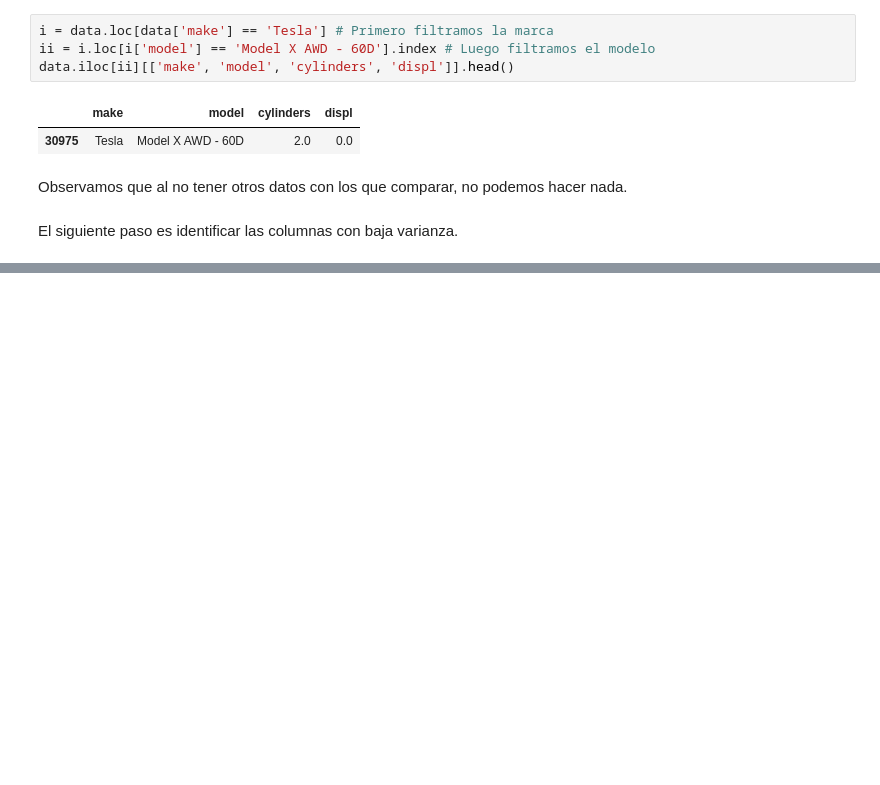
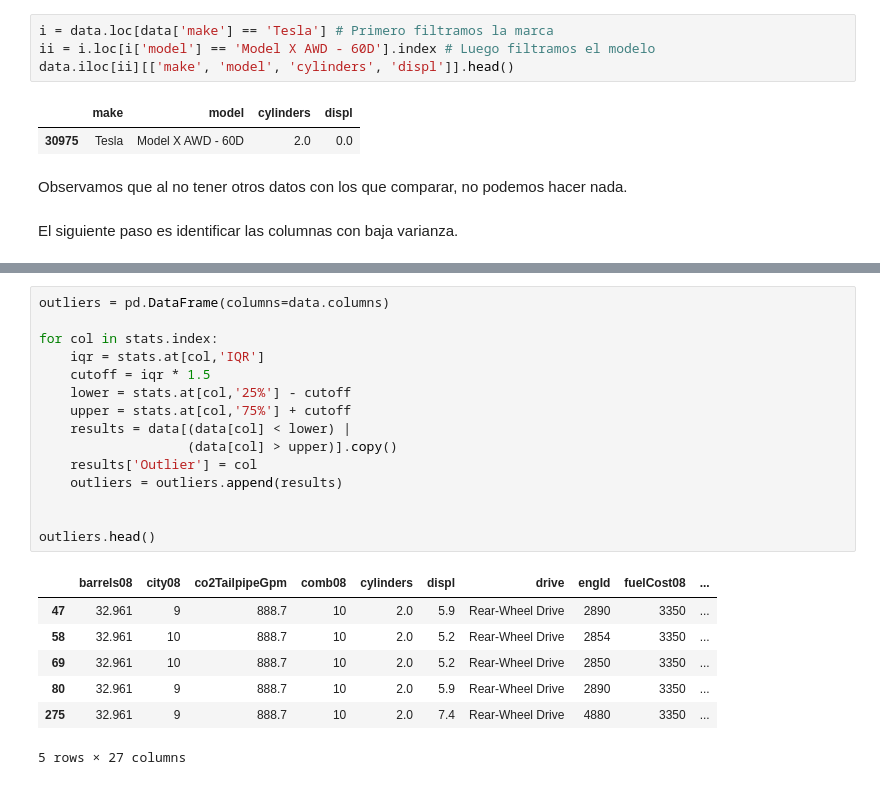
Before and after one commit to lauralardies/week3_d2, a Jupyter notebook: analitica.ipynb, the cells around one changed output, grey strips where cells are left out. Saved outputs shown, nothing was run; the diff lists cells and outputs as text; blank space fills up the shorter version.

Commit message:
outliers

```diff
--- a/analitica.ipynb
+++ b/analitica.ipynb
@@ -243,0 +283,23 @@ low_var
+# %%
+outliers = pd.DataFrame(columns=data.columns)
+
+for col in stats.index:
+    iqr = stats.at[col,'IQR']
+    cutoff = iqr * 1.5
+    lower = stats.at[col,'25%'] - cutoff
+    upper = stats.at[col,'75%'] + cutoff
+    results = data[(data[col] < lower) |
+                   (data[col] > upper)].copy()
+    results['Outlier'] = col
+    outliers = outliers.append(results)
+
+
+outliers.head()
+# %% [output]
+|  | barrels08 | city08 | co2TailpipeGpm | comb08 | cylinders | displ | drive | engId | fuelCost08 | ... |
+| 47 | 32.961 | 9 | 888.7 | 10 | 2.0 | 5.9 | Rear-Wheel Drive | 2890 | 3350 | ... |
+| 58 | 32.961 | 10 | 888.7 | 10 | 2.0 | 5.2 | Rear-Wheel Drive | 2854 | 3350 | ... |
+| 69 | 32.961 | 10 | 888.7 | 10 | 2.0 | 5.2 | Rear-Wheel Drive | 2850 | 3350 | ... |
+| 80 | 32.961 | 9 | 888.7 | 10 | 2.0 | 5.9 | Rear-Wheel Drive | 2890 | 3350 | ... |
+| 275 | 32.961 | 9 | 888.7 | 10 | 2.0 | 7.4 | Rear-Wheel Drive | 4880 | 3350 | ... |
+5 rows × 27 columns
```
Also changed, not shown: parts of 3 cells of this notebook.
